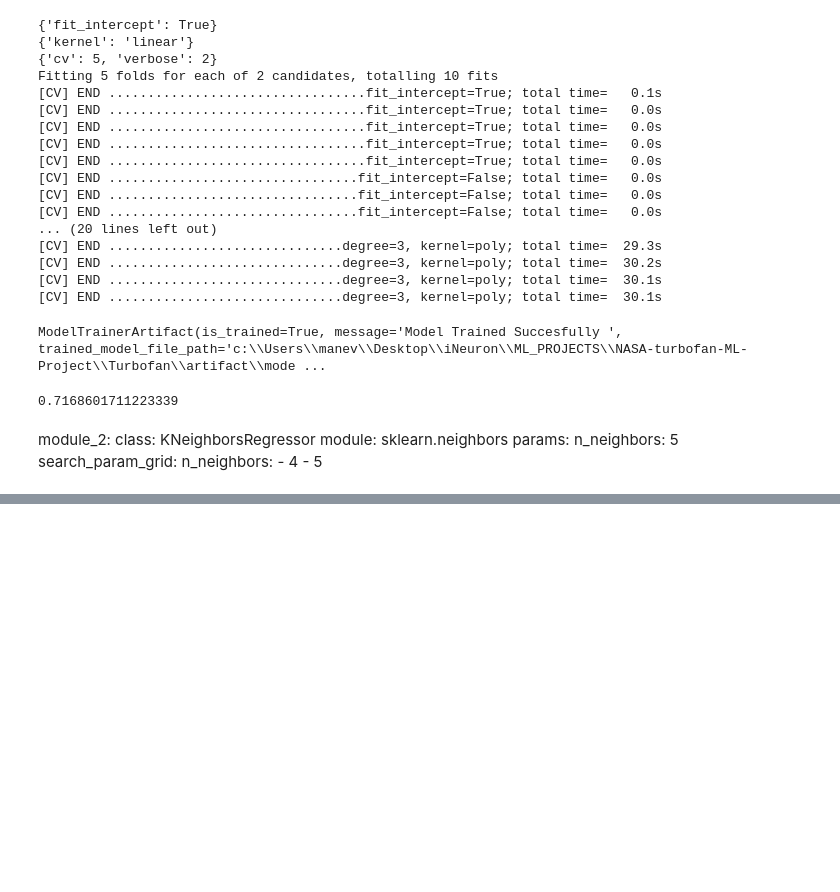
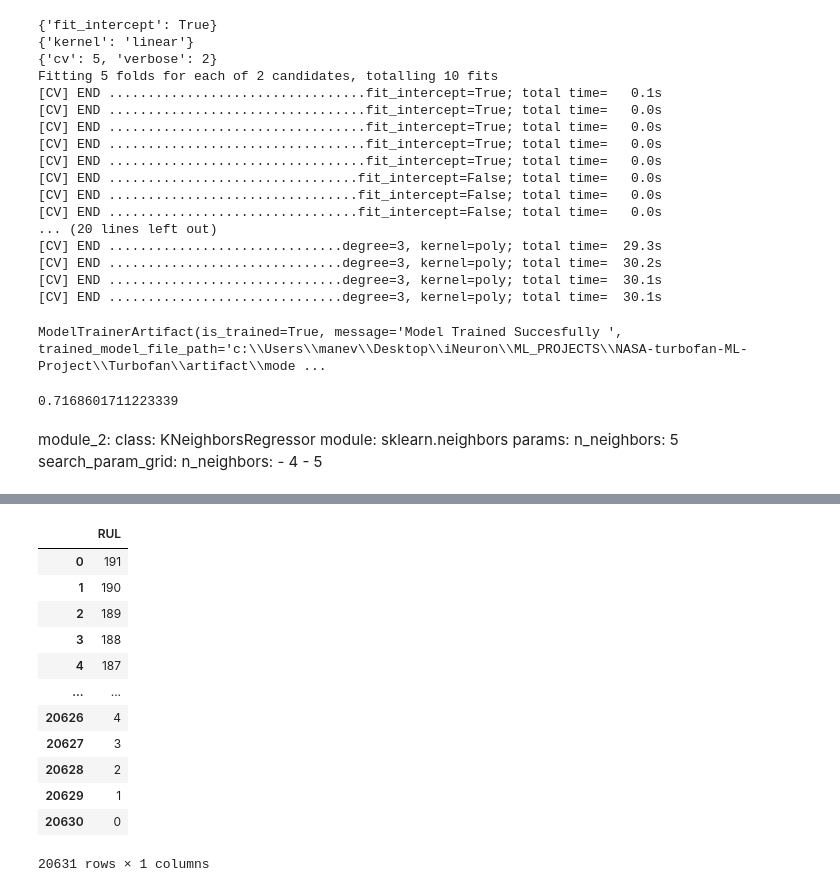
Before and after one commit to Vinayakmane47/NASA-turbofan-ML-Project-AIOPS, a Jupyter notebook: notebook/testing.ipynb, the cells around one changed output, grey strips where cells are left out. Cells and saved outputs as stored; diff of their text form; code cells hidden in the pictures; blank space fills up the shorter version.

```diff
--- a/notebook/testing.ipynb
+++ b/notebook/testing.ipynb
@@ -180,6 +180,8 @@ ModelTrainerArtifact(is_trained=True, message='Model Trained Succesfully ', trai
 model_trainer_artifact.train_accuracy
 # %% [output]
 0.7168601711223339
+# %%
+schema_file = config.get_data_validation_config().schema_file_path
 # %% [markdown]
 module_2:
     class: KNeighborsRegressor
@@ -192,0 +197,4 @@ module_2:
+# %%
+schema_info = read_yaml_file(file_path=schema_file)
+# %%
+target = schema_info[TARGET_COLUMN_KEY]
@@ -192,0 +217,16 @@ module_2:
+# %%
+train_df[target]
+# %% [output]
+|  | RUL |
+| 0 | 191 |
+| 1 | 190 |
+| 2 | 189 |
+| 3 | 188 |
+| 4 | 187 |
+| ... | ... |
+| 20626 | 4 |
+| 20627 | 3 |
+| 20628 | 2 |
+| 20629 | 1 |
+| 20630 | 0 |
+20631 rows × 1 columns
```
Also changed, not shown: parts of 5 cells of this notebook, 4 other files.
